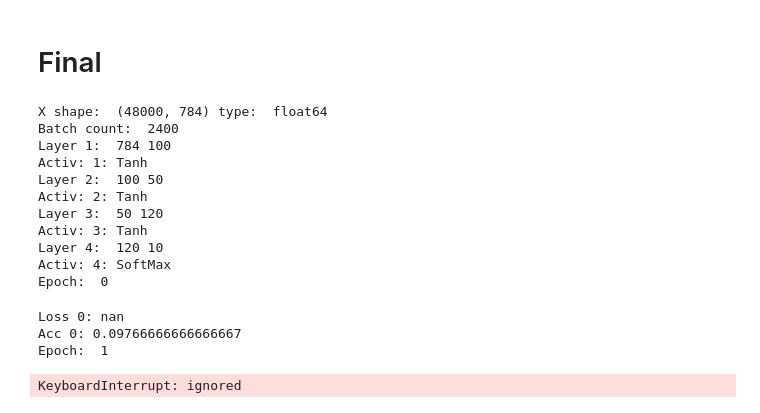
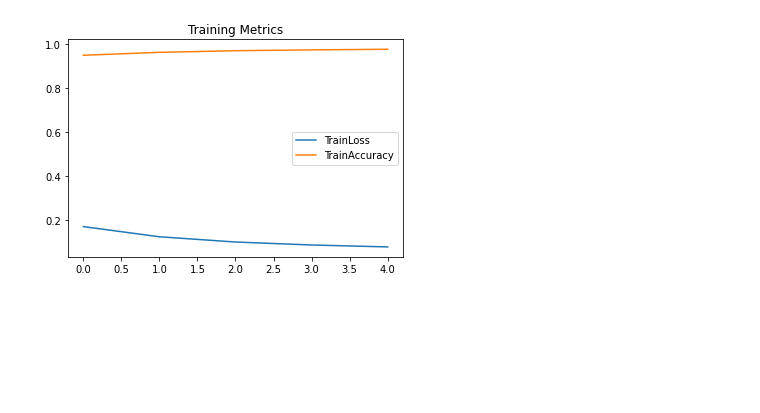
Before and after one commit to produdez/diveintocode-ml, a Jupyter notebook: Week 16/ScratchDeepNeural.ipynb, the cells around one changed output. Drawn from its saved outputs; the diff is of its cells as text; code cells hidden in the pictures; blank space fills up the shorter version.

Commit message:
Finished DeepNeural!

```diff
--- a/Week 16/ScratchDeepNeural.ipynb
+++ b/Week 16/ScratchDeepNeural.ipynb
@@ -519,5 +555,4 @@ class HelnInitializer():
 # %%
-# Problem 7: optimization method
 class AdaGrad():
     """
     Stochastic gradient descent
@@ -527,7 +562,8 @@ class AdaGrad():
     """
     def __init__(self, lr):
         self.lr = lr
-        self.H = None
+        self.Hw = 0
+        self.Hb = 0
     def update(self, layer):
         """
         Update weights and biases for a layer
@@ -543,11 +579,12 @@ class AdaGrad():
         dW = X.T @ dA
         dZ = dA @ W.T #this will flow to the front
         #ada weight
-        self.H = self.H if self.H is not None else 0
-        self.H = self.H + np.mean(dW)**2
-        multiplier = - self.lr * (1/ np.sqrt(self.H))
-        #update
-        layer.B += multiplier * dB
-        layer.W += multiplier * dW
+        eps = 1e-6
+
+        self.Hw += dW ** 2
+        self.Hb += dB ** 2
+
+        layer.W += - self.lr * (1 / np.sqrt(self.Hw + eps)) * dW
+        layer.B += - self.lr * (1 / np.sqrt(self.Hb + eps)) * dB
         layer.dZ = dZ
         return layer
@@ -594,6 +636,13 @@ class FinishedDeepNeuralNetworkClassifier(ScratchDeepNeuralNetworkClassifier):
 # %%
-# problem 9: Learning and completion
-model = FinishedDeepNeuralNetworkClassifier(max_iter = 3,verbose = True, debug = False)
+model = FinishedDeepNeuralNetworkClassifier(
+    max_iter = 5, lr = 0.1,
+    layers_n_nodes = [100,50,120,10],
+    optimizer_class = AdaGrad,
+    activation_class = ReLU,
+    initializer_class = XavierInitializer,
+    verbose = True, debug = False
+
+)
 model.fit(X_train,y_train)
 # %% [output]
 X shape:  (48000, 784) type:  float64
@@ -618,28 +665,9 @@ Final train accuracy: 0.9664375
-# %% [markdown]
-# Final
-# %%
-model = FinishedDeepNeuralNetworkClassifier(
-    max_iter = 3, lr = 0.1,
-    layers_n_nodes = [100,50,120,10],
-    optimizer_class = AdaGrad, activation_class = Tanh,
-    initializer_class = XavierInitializer,
-    verbose = True, debug = False
-
-)
-model.fit(X_train,y_train)
-# %% [output]
-X shape:  (48000, 784) type:  float64
-Batch count:  2400
-Layer 1:  784 100
-Activ: 1: Tanh
-Layer 2:  100 50
-Activ: 2: Tanh
-Layer 3:  50 120
-Activ: 3: Tanh
-Layer 4:  120 10
-Activ: 4: SoftMax
-Epoch:  0
-Loss 0: nan
-Acc 0: 0.09766666666666667
-Epoch:  1
-KeyboardInterrupt: ignored
+# %%
+# loss result
+plt.plot(model.loss, label = 'TrainLoss')
+plt.plot(model.accuracy, label = 'TrainAccuracy')
+plt.title('Training Metrics')
+plt.legend()
+plt.show()
+# %% [output]
+[figure, added]
```
Also changed, not shown: parts of 26 cells of this notebook.
